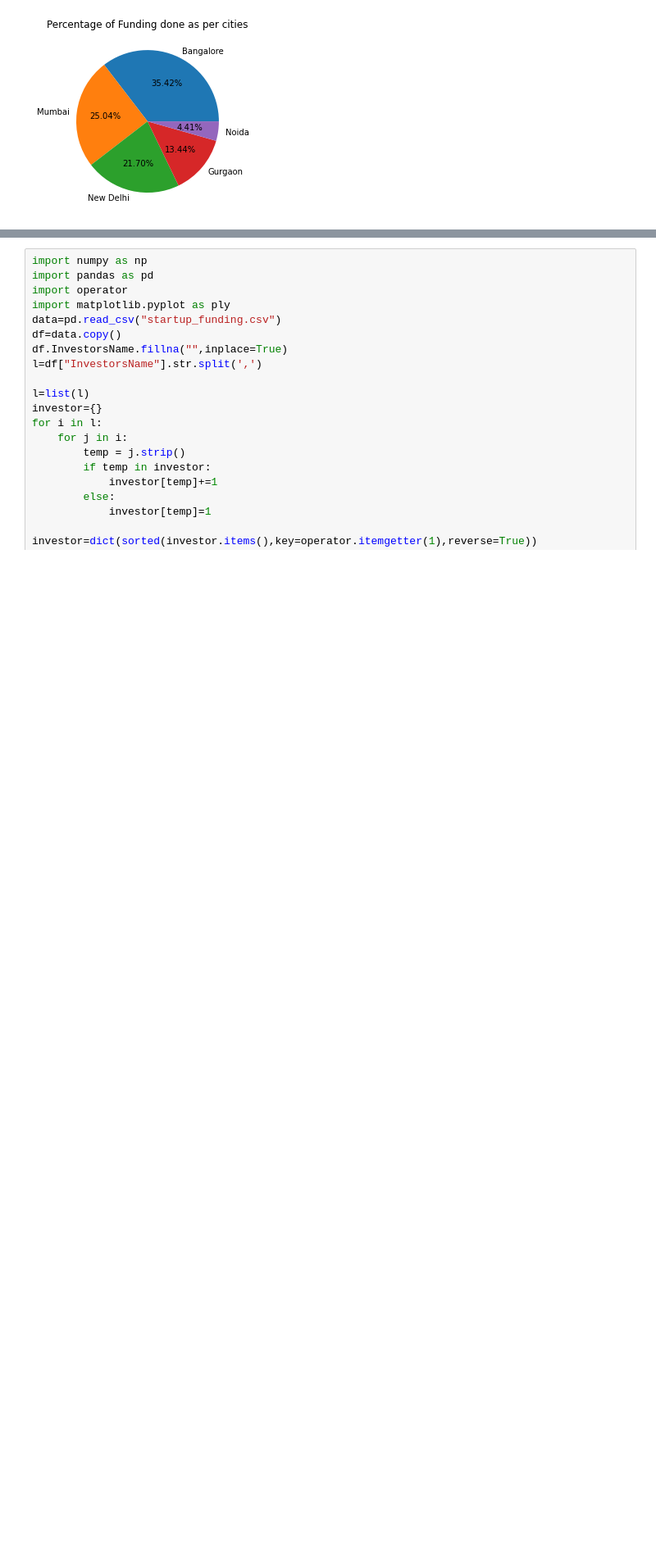
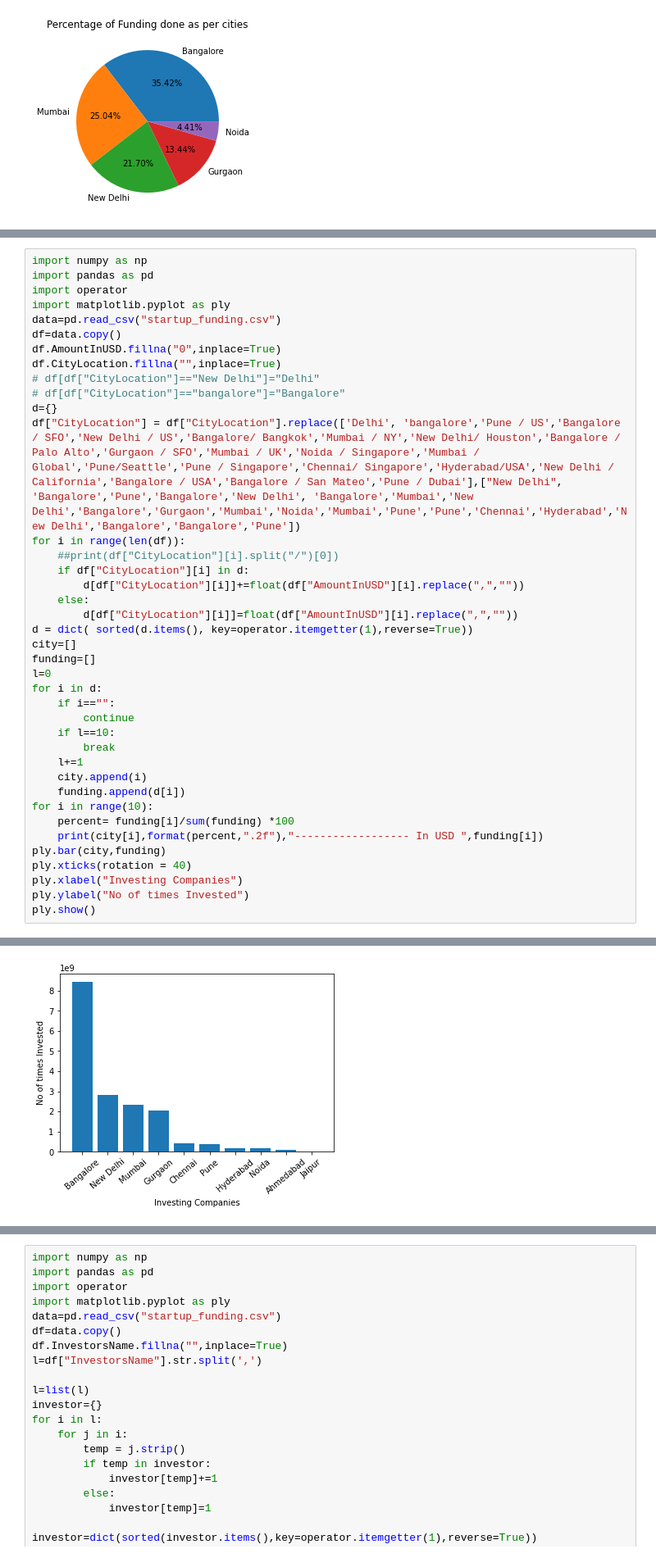
Before and after one commit to ShoaibShama/Detail-analysis-of-Opening-startup-in-India, a Jupyter notebook: Case Study - (Part -II).ipynb, the cells around one changed output, grey strips where cells are left out. Shown at 82% size. Saved outputs shown, nothing was run; the diff lists cells and outputs as text; blank space fills up the shorter version.

```diff
--- a/Case Study - (Part -II).ipynb
+++ b/Case Study - (Part -II).ipynb
@@ -33,0 +37,40 @@ The higest number of funding done in city -  Bangalore 635
+# %%
+import numpy as np
+import pandas as pd
+import operator
+import matplotlib.pyplot as ply
+data=pd.read_csv("startup_funding.csv")
+df=data.copy()
+df.AmountInUSD.fillna("0",inplace=True)
+df.CityLocation.fillna("",inplace=True)
+# df[df["CityLocation"]=="New Delhi"]="Delhi"
+# df[df["CityLocation"]=="bangalore"]="Bangalore"
+d={}
+df["CityLocation"] = df["CityLocation"].replace(['Delhi', 'bangalore','Pune / US','Bangalore / SFO','New Delhi / US','Bangalore/ Bangkok','Mumbai / NY','New Delhi/ Houston','Bangalore / Palo Alto','Gurgaon / SFO','Mumbai / UK','Noida / Singapore','Mumbai / Global','Pune/Seattle','Pune / Singapore','Chennai/ Singapore','Hyderabad/USA','New Delhi / California','Bangalore / USA','Bangalore / San Mateo','Pune / Dubai'],["New Delhi", 'Bangalore','Pune','Bangalore','New Delhi', 'Bangalore','Mumbai','New Delhi','Bangalore','Gurgaon','Mumbai','Noida','Mumbai','Pune','Pune','Chennai','Hyderabad','New Delhi','Bangalore','Bangalore','Pune'])
+for i in range(len(df)):
+    ##print(df["CityLocation"][i].split("/")[0])
+    if df["CityLocation"][i] in d:
+        d[df["CityLocation"][i]]+=float(df["AmountInUSD"][i].replace(",",""))
+    else:
+        d[df["CityLocation"][i]]=float(df["AmountInUSD"][i].replace(",",""))
+d = dict( sorted(d.items(), key=operator.itemgetter(1),reverse=True))
+city=[]
+funding=[]
+l=0
+for i in d:
+    if i=="":
+        continue
+    if l==10:
+        break
+    l+=1
+    city.append(i)
+    funding.append(d[i])
+for i in range(10):
+    percent= funding[i]/sum(funding) *100
+    print(city[i],format(percent,".2f"),"------------------ In USD ",funding[i])
+ply.bar(city,funding)
+ply.xticks(rotation = 40)
+ply.xlabel("Investing Companies")
+ply.ylabel("No of times Invested")
+ply.show()
+# %% [output]
@@ -34,2 +87,3 @@ The higest number of funding done in city -  Bangalore 635
+[figure, added]
 # %% [markdown]
 # CASE -2
```
Also changed, not shown: parts of 9 cells of this notebook.
